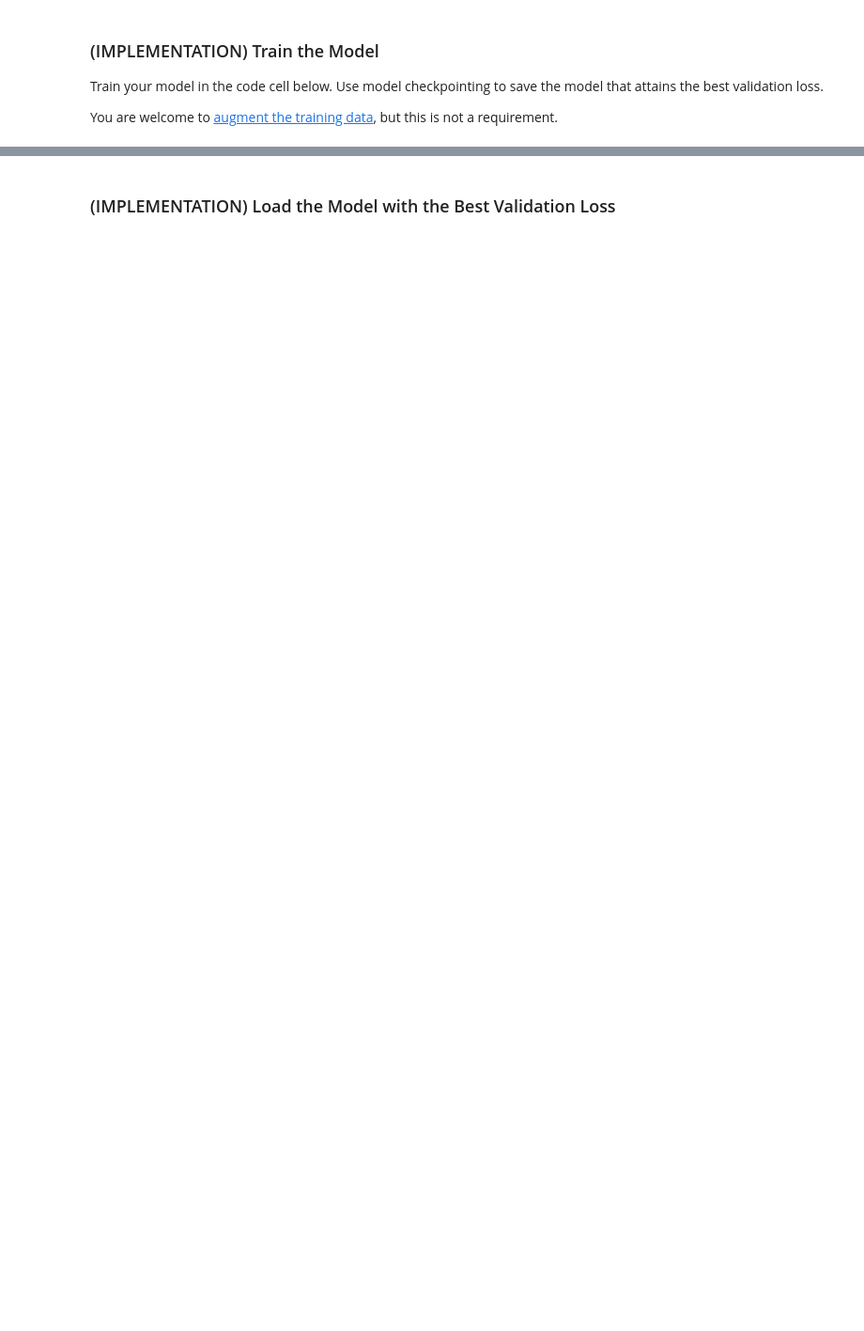
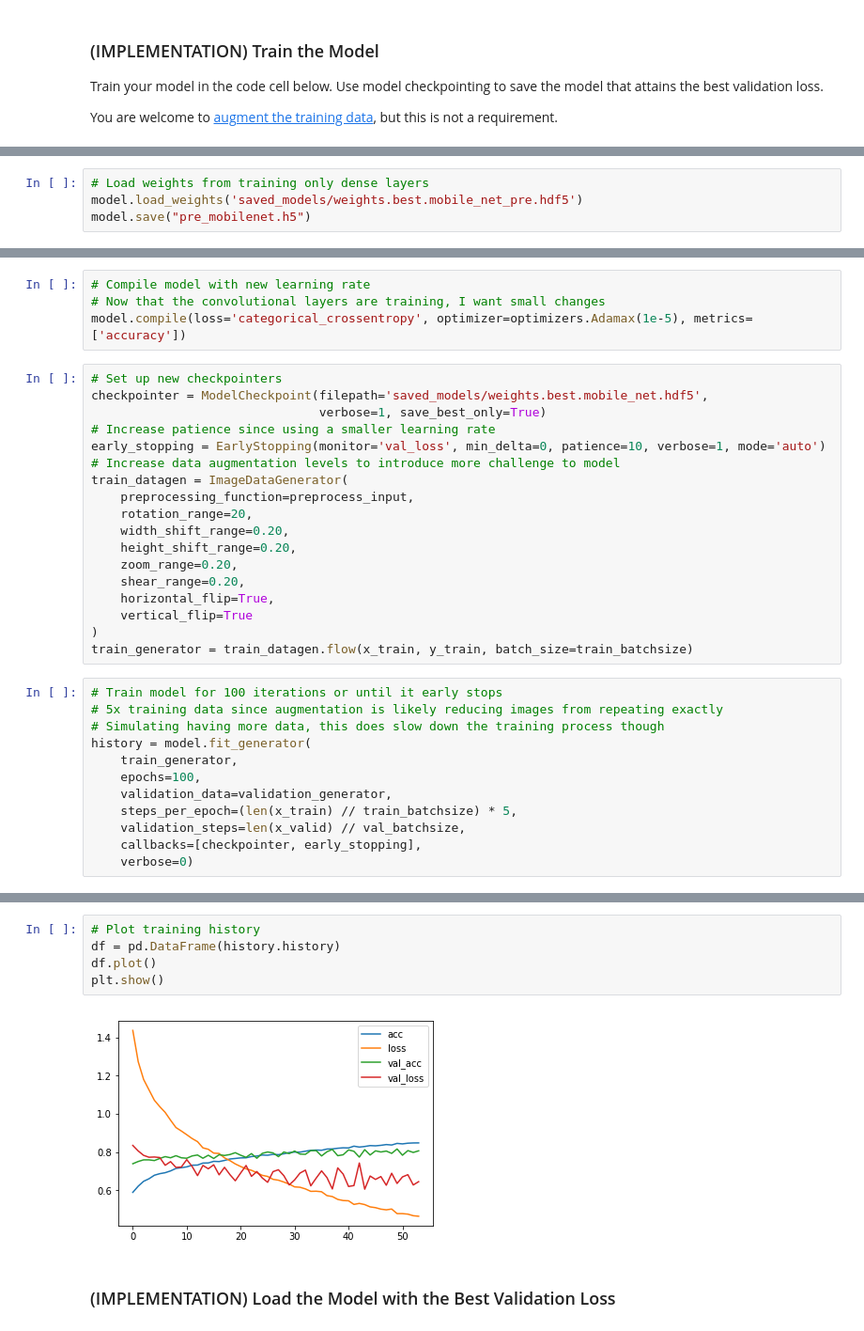
Before and after one commit to ChrisJFarr/DogBreedClassifier, a Jupyter notebook: dog_app.ipynb, the cells around one changed output, grey strips where cells are left out. Shown at 94% size. Drawn from its saved outputs; the diff is of its cells as text; blank space fills up the shorter version.

```diff
--- a/dog_app.ipynb
+++ b/dog_app.ipynb
@@ -710,0 +852,4 @@ ValueError: Input arrays should have the same number of samples as target arrays
+# %%
+# Load weights from training only dense layers
+model.load_weights('saved_models/weights.best.mobile_net_pre.hdf5')
+model.save("pre_mobilenet.h5")
@@ -710,0 +890,34 @@ ValueError: Input arrays should have the same number of samples as target arrays
+# %%
+# Compile model with new learning rate
+# Now that the convolutional layers are training, I want small changes
+model.compile(loss='categorical_crossentropy', optimizer=optimizers.Adamax(1e-5), metrics=['accuracy'])
+# %%
+# Set up new checkpointers
+checkpointer = ModelCheckpoint(filepath='saved_models/weights.best.mobile_net.hdf5',
+                               verbose=1, save_best_only=True)
+# Increase patience since using a smaller learning rate
+early_stopping = EarlyStopping(monitor='val_loss', min_delta=0, patience=10, verbose=1, mode='auto')
+# Increase data augmentation levels to introduce more challenge to model
+train_datagen = ImageDataGenerator(
+    preprocessing_function=preprocess_input,
+    rotation_range=20,
+    width_shift_range=0.20,
+    height_shift_range=0.20,
+    zoom_range=0.20,
+    shear_range=0.20,
+    horizontal_flip=True,
+    vertical_flip=True
+)
+train_generator = train_datagen.flow(x_train, y_train, batch_size=train_batchsize)
+# %%
+# Train model for 100 iterations or until it early stops
+# 5x training data since augmentation is likely reducing images from repeating exactly
+# Simulating having more data, this does slow down the training process though
+history = model.fit_generator(
+    train_generator,
+    epochs=100,
+    validation_data=validation_generator,
+    steps_per_epoch=(len(x_train) // train_batchsize) * 5,
+    validation_steps=len(x_valid) // val_batchsize,
+    callbacks=[checkpointer, early_stopping],
+    verbose=0)
@@ -711,2 +942,9 @@ ValueError: Input arrays should have the same number of samples as target arrays
+# %%
+# Plot training history
+df = pd.DataFrame(history.history)
+df.plot()
+plt.show()
+# %% [output]
+[figure, added]
 # %% [markdown]
 ### (IMPLEMENTATION) Load the Model with the Best Validation Loss
```
Also changed, not shown: parts of 56 cells of this notebook, 3 other files.
